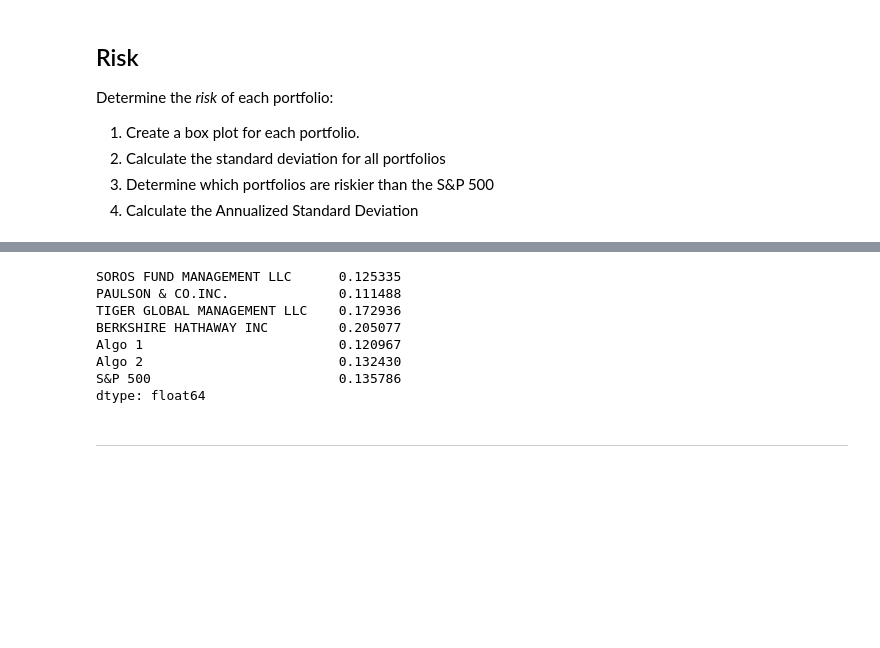
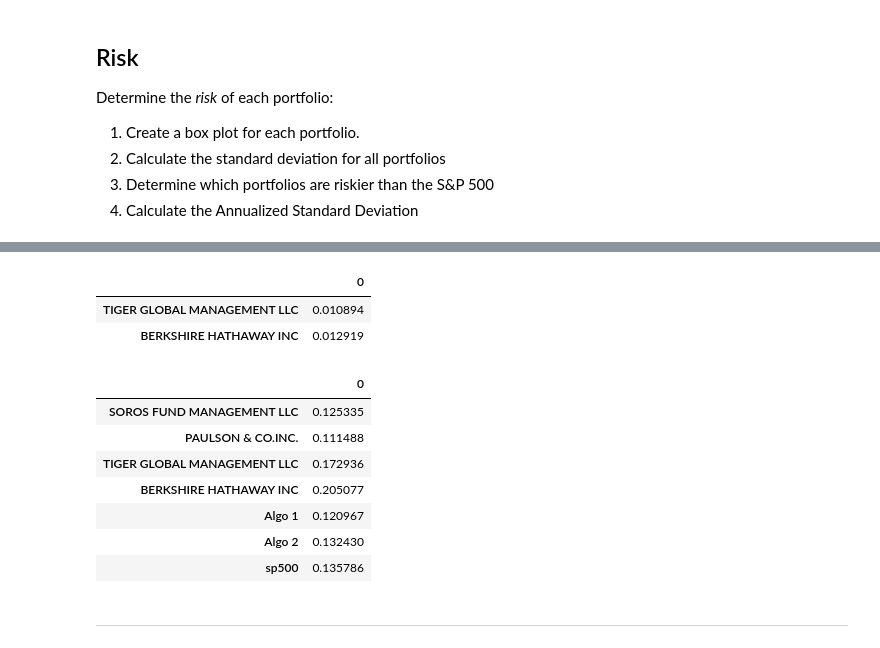
Before and after one commit to SeminoleCasa/hw-3, a Jupyter notebook: Instructions/Starter_Code/whale_analysis.ipynb, the cells around one changed output, grey strips where cells are left out. Drawn from its saved outputs; the diff is of its cells as text; code cells hidden in the pictures; blank space fills up the shorter version.

```diff
--- a/Instructions/Starter_Code/whale_analysis.ipynb
+++ b/Instructions/Starter_Code/whale_analysis.ipynb
@@ -212,5 +214,7 @@ Determine the _risk_ of each portfolio:
 # Daily Standard Deviations
 # Calculate the standard deviation for each portfolio.
 # Which portfolios are riskier than the S&P 500?
-# YOUR CODE HERE
+data = combined_returns.std()
+risk_management = pd.DataFrame(data)
+print(risk_management)
 # %% [output]
@@ -237,15 +229,33 @@ dtype: bool
+# %%
+# Determine which portfolios are riskier than the S&P 500
+sp500_std = risk_management.loc['sp500', 0]
+
+filtered_dataset = []
+for row in risk_management.values:
+    if (row[0] > sp500_std ):
+        filtered_dataset.append(row)
+
+filtered_dataset
+
+riskier = risk_management.loc[risk_management[0] > sp500_std]
+riskier.head()
+# %% [output]
+|  | 0 |
+| TIGER GLOBAL MANAGEMENT LLC | 0.010894 |
+| BERKSHIRE HATHAWAY INC | 0.012919 |
 # %%
 # Calculate the annualized standard deviation (252 trading days)
-# YOUR CODE HERE
+annualized_daily_returns_std = risk_management * np.sqrt(252)
+annualized_daily_returns_std
 # %% [output]
-SOROS FUND MANAGEMENT LLC      0.125335
-PAULSON & CO.INC.              0.111488
-TIGER GLOBAL MANAGEMENT LLC    0.172936
-BERKSHIRE HATHAWAY INC         0.205077
-Algo 1                         0.120967
-Algo 2                         0.132430
-S&P 500                        0.135786
-dtype: float64
+|  | 0 |
+| SOROS FUND MANAGEMENT LLC | 0.125335 |
+| PAULSON & CO.INC. | 0.111488 |
+| TIGER GLOBAL MANAGEMENT LLC | 0.172936 |
+| BERKSHIRE HATHAWAY INC | 0.205077 |
+| Algo 1 | 0.120967 |
+| Algo 2 | 0.132430 |
+| sp500 | 0.135786 |
 # %% [markdown]
 ---
 # %% [markdown]
```
Also changed, not shown: parts of 26 cells of this notebook.
